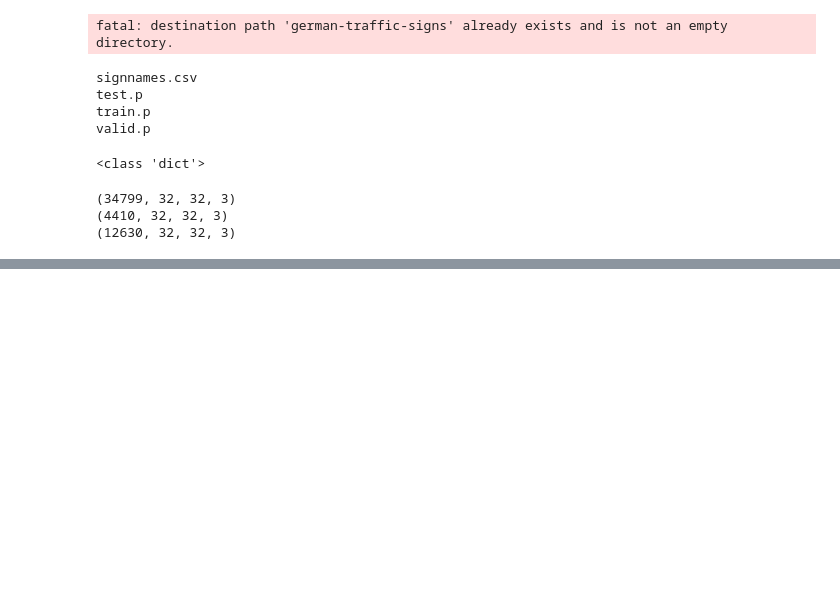
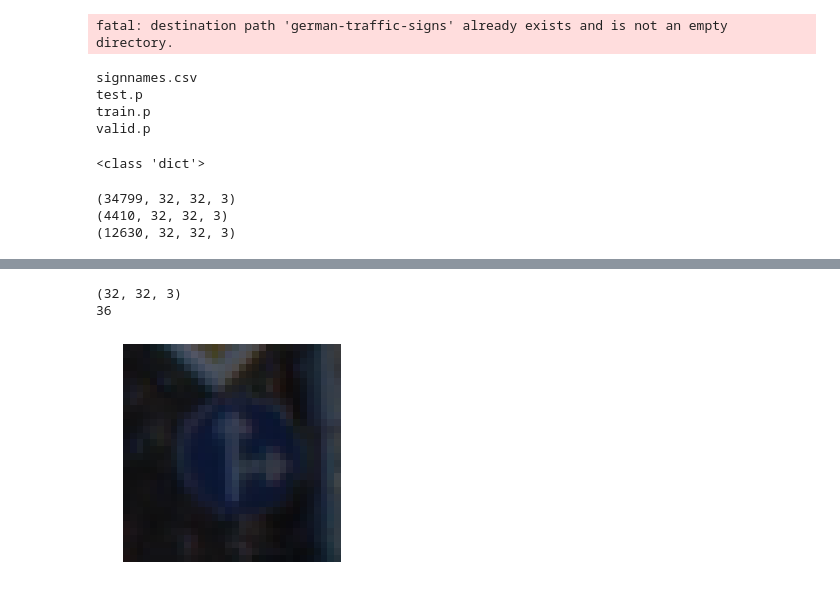
Before and after one commit to prasanganath/Tensorflow-Self-Driven-Car, a Jupyter notebook: Road-Signals-Identification.ipynb, the cells around one changed output, grey strips where cells are left out. Drawn from its saved outputs; the diff is of its cells as text; code cells hidden in the pictures; blank space fills up the shorter version.

```diff
--- a/Road-Signals-Identification.ipynb
+++ b/Road-Signals-Identification.ipynb
@@ -75,0 +87,10 @@ for i in range(cols):
+# %%
+import cv2
+plt.imshow(x_train[1000])
+plt.axis("off")
+print(x_train[1000].shape)
+print(y_train[1000])
+# %% [output]
+(32, 32, 3)
+36
+[figure, added]
```
Also changed, not shown: parts of 9 cells of this notebook.
